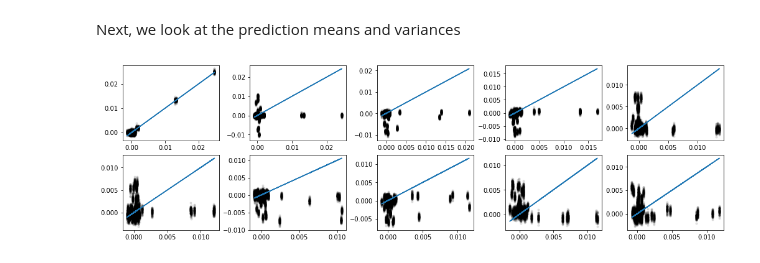
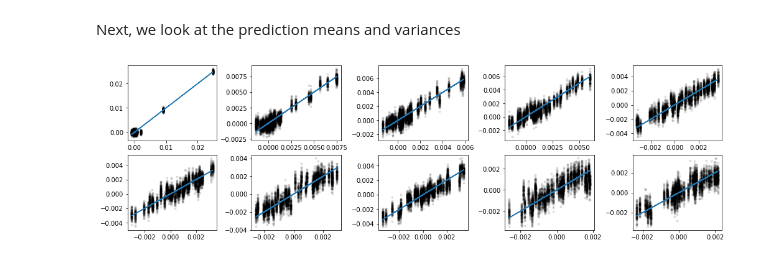
Before and after one commit to connor-duffin/sswfe, a Jupyter notebook: docs/swe-filter-1d-bump-example.ipynb, the cells around one changed output. Saved outputs shown, nothing was run; the diff lists cells and outputs as text; code cells hidden in the pictures.

```diff
--- a/docs/swe-filter-1d-bump-example.ipynb
+++ b/docs/swe-filter-1d-bump-example.ipynb
@@ -153,6 +117,7 @@ errors_h = np.zeros((nt, ))
 errors_u_ex = np.zeros((nt, ))
 errors_h_ex = np.zeros((nt, ))
 
+coverage = np.zeros((nt_obs, ))
 means_obs = np.zeros((nt_obs, nx_obs))
 covs_obs = np.zeros((nt_obs, nx_obs, nx_obs))
 
@@ -165,6 +130,7 @@ lml_ex = np.zeros((nt_obs, ))
 
 t = 0.
 i_save = 0
+n_plot = int(3 * nt // 4)
 for i in tqdm(range(nt)):
     t += swe_post.dt
 
@@ -173,8 +139,9 @@ for i in tqdm(range(nt)):
     swe_post_ex.prediction_step(t)
 
     if i % nt_skip == 0:
-        # lml[i_save] = swe_post.compute_lml(y_obs[i, :], H_obs, sigma_y)
-        # lml_ex[i_save] = swe_post_ex.compute_lml(y_obs[i, :], H_obs, sigma_y)
+        lml[i_save] = swe_post.compute_lml(y_obs[i, :], H_obs, sigma_y)
+        lml_ex[i_save] = swe_post_ex.compute_lml(y_obs[i, :], H_obs, sigma_y)
+
         swe_post.update_step(y_obs[i, :], H_obs, sigma_y)
         swe_post_ex.update_step(y_obs[i, :], H_obs, sigma_y)
 
@@ -183,7 +150,29 @@ for i in tqdm(range(nt)):
         rmse_prior_ex[i_save] = compute_rmse(swe_prior, y_obs[i, :], H_obs)
 
         means_obs[i_save, :], covs_obs[i_save, :, :] = compute_pp(H_obs, swe_post)
+        coverage[i_save] = compute_coverage(y_obs[i, :],
+                                            means_obs[i_save, :],
+                                            covs_obs[i_save, :, :])
         i_save += 1
+
+    if i % n_plot == 0:
+        # data
+        y_plot = y_obs[i, :]
+
+        # prior
+        u_prior, h_prior = swe_prior.get_vertex_values()
+        var_u_prior = np.diagonal(H_u_verts @ swe_prior.cov_sqrt @ (H_u_verts @ swe_prior.cov_sqrt).T)
+        var_h_prior = np.diagonal(H_h_verts @ swe_prior.cov_sqrt @ (H_h_verts @ swe_prior.cov_sqrt).T)
+
+        # linear
+        u_mean, h_mean = swe_post.get_vertex_values()
+        var_u = np.diagonal(H_u_verts @ swe_post.cov_sqrt @ (H_u_verts @ swe_post.cov_sqrt).T)
+        var_h = np.diagonal(H_h_verts @ swe_post.cov_sqrt @ (H_h_verts @ swe_post.cov_sqrt).T)
+
+        # nonlinear
+        u_mean_ex, h_mean_ex = swe_post_ex.get_vertex_values()
+        var_u_ex = np.sum((H_u_verts @ swe_post_ex.cov_sqrt)**2, axis=1)
+        var_h_ex = np.sum((H_h_verts @ swe_post_ex.cov_sqrt)**2, axis=1)
 
     swe_prior.set_prev()
     swe_post.set_prev()
@@ -322,15 +281,15 @@ Next, we look at the prediction means and variances
 # %%
 time_indices = np.int64(np.linspace(0, nt_obs - 1, 10))
 fig, axs = plt.subplots(2, 5, constrained_layout=True, figsize=(14, 4))
 axs = axs.flatten()
 for i, idx in enumerate(time_indices):
     mean = means_obs[idx, :]
     cov = covs_obs[idx, :]
-    y = y_obs[idx, :]
+    y = y_obs[nt_skip * idx, :]
     samples = np.random.multivariate_normal(mean=mean, cov=cov, size=100)
 
     axs[i].plot(y, samples.T, ".", alpha=0.1, color="black")
     axs[i].plot(y, y)
 # %% [output]
-[figure, old version]
+[figure, new version]
 # %%
```
Also changed, not shown: parts of 20 cells of this notebook, 3 other files.
